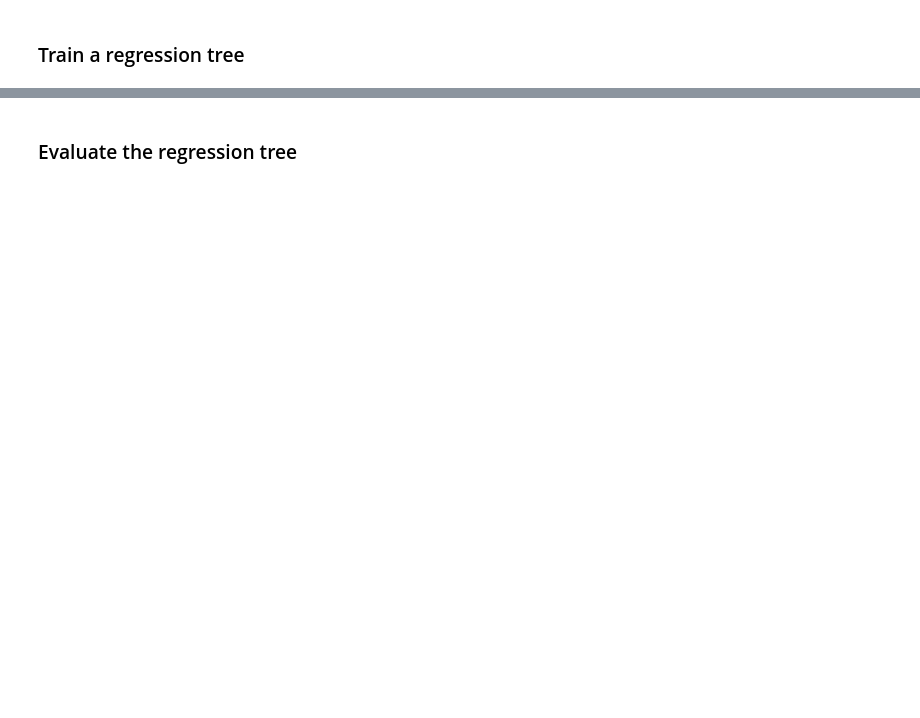
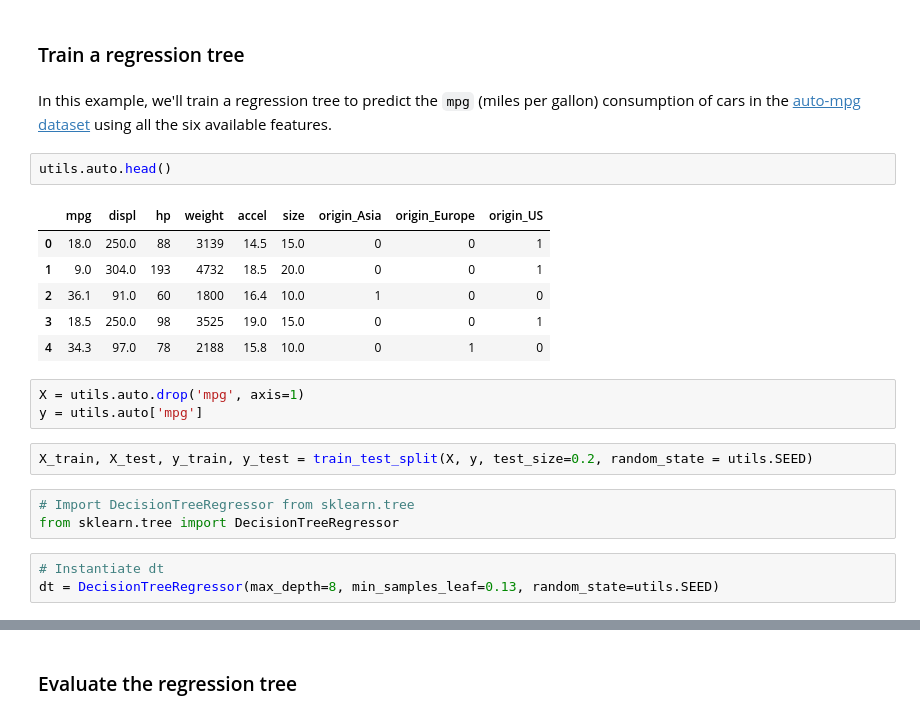
Before and after one commit to ML-Challenge/week3-supervised-learning, a Jupyter notebook: L4.Tree-Based Models.ipynb, the cells around one changed output, grey strips where cells are left out. Saved outputs shown, nothing was run; the diff lists cells and outputs as text; blank space fills up the shorter version.

Commit message:
feat: L4.Tree-Based models
Add code

```diff
--- a/L4.Tree-Based Models.ipynb
+++ b/L4.Tree-Based Models.ipynb
@@ -264,3 +293,25 @@ On the left we have a scatter plot of the data in blue along with the prediction
 In the next chapter, we'll aggregate the predictions of a set of trees that are trained differently to obtain better results.
 # %% [markdown]
 ### Train a regression tree
+# %% [markdown]
+In this example, we'll train a regression tree to predict the `mpg` (miles per gallon) consumption of cars in the [auto-mpg dataset](https://www.kaggle.com/uciml/autompg-dataset) using all the six available features.
+# %%
+utils.auto.head()
+# %% [output]
+|  | mpg | displ | hp | weight | accel | size | origin_Asia | origin_Europe | origin_US |
+| 0 | 18.0 | 250.0 | 88 | 3139 | 14.5 | 15.0 | 0 | 0 | 1 |
+| 1 | 9.0 | 304.0 | 193 | 4732 | 18.5 | 20.0 | 0 | 0 | 1 |
+| 2 | 36.1 | 91.0 | 60 | 1800 | 16.4 | 10.0 | 1 | 0 | 0 |
+| 3 | 18.5 | 250.0 | 98 | 3525 | 19.0 | 15.0 | 0 | 0 | 1 |
+| 4 | 34.3 | 97.0 | 78 | 2188 | 15.8 | 10.0 | 0 | 1 | 0 |
+# %%
+X = utils.auto.drop('mpg', axis=1)
+y = utils.auto['mpg']
+# %%
+X_train, X_test, y_train, y_test = train_test_split(X, y, test_size=0.2, random_state = utils.SEED)
+# %%
+# Import DecisionTreeRegressor from sklearn.tree
+from sklearn.tree import DecisionTreeRegressor
+# %%
+# Instantiate dt
+dt = DecisionTreeRegressor(max_depth=8, min_samples_leaf=0.13, random_state=utils.SEED)
```
Also changed, not shown: parts of 150 cells of this notebook, 1 other file.
